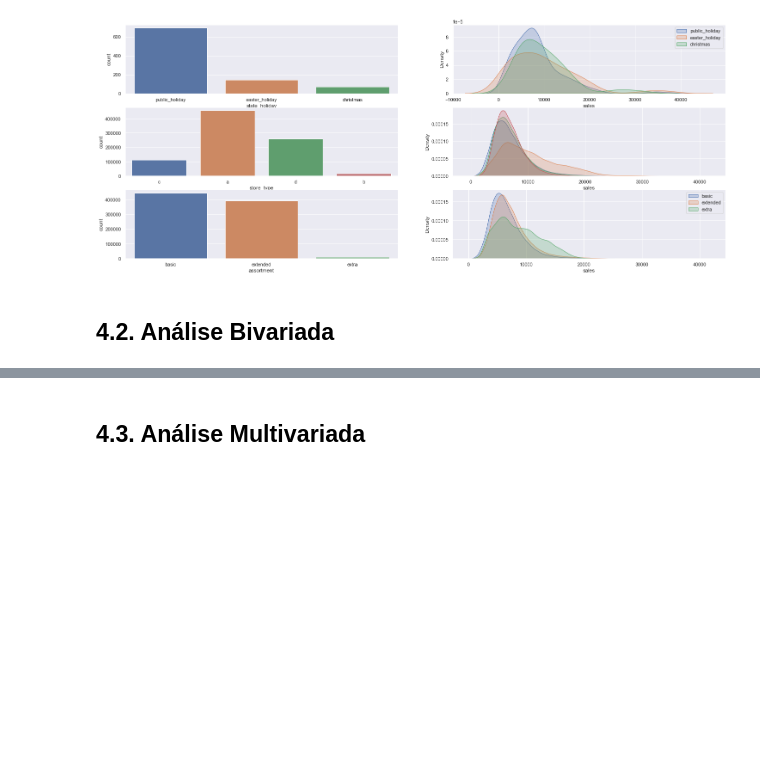
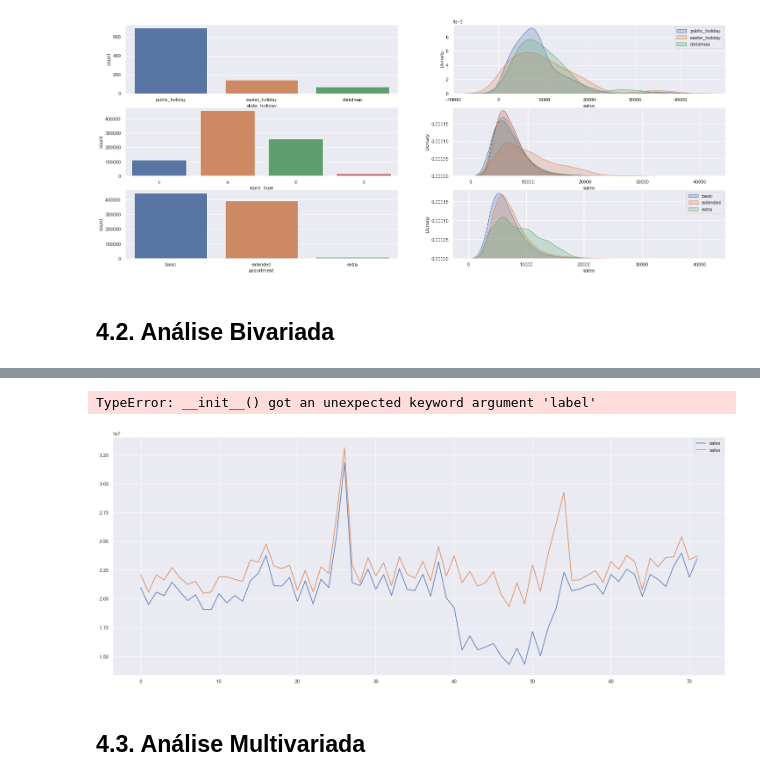
Before and after one commit to andersonftdj/DataScienceEmProducao, a Jupyter notebook: m04_v01_store_sales_prediction.ipynb, the cells around one changed output, grey strips where cells are left out. Saved outputs shown, nothing was run; the diff lists cells and outputs as text; code cells hidden in the pictures; blank space fills up the shorter version.

```diff
--- a/m04_v01_store_sales_prediction.ipynb
+++ b/m04_v01_store_sales_prediction.ipynb
@@ -130,29 +130,16 @@ dtype: int64
 df1['competition_distance'] = df1['competition_distance'].apply( lambda x: 200000 if math.isnan( x ) else x )
 
 # competition_open_since_month
-df1['competition_open_since_month'] = df1.apply(
-    lambda x: x['date'].month
-    if math.isnan(x['competition_open_since_month']) else x[
-        'competition_open_since_month'],
-    axis=1)  # Usando axis=1 pq temos mais que uma coluna
+df1['competition_open_since_month'] = df1.apply( lambda x: x['date'].month if math.isnan(x['competition_open_since_month']) else x['competition_open_since_month'], axis=1)  # Usando axis=1 pq temos mais que uma coluna
 
 # competition_open_since_year
-df1['competition_open_since_year'] = df1.apply(
-    lambda x: x['date'].year if math.isnan(x[
-        'competition_open_since_year']) else x['competition_open_since_year'],
-    axis=1)
+df1['competition_open_since_year'] = df1.apply( lambda x: x['date'].year if math.isnan(x['competition_open_since_year']) else x['competition_open_since_year'], axis=1)
 
 # promo2_since_week
-df1['promo2_since_week'] = df1.apply(
-    lambda x: x['date'].week if math.isnan(x[
-        'promo2_since_week']) else x['promo2_since_week'],
-    axis=1)
+df1['promo2_since_week'] = df1.apply( lambda x: x['date'].week if math.isnan(x['promo2_since_week']) else x['promo2_since_week'], axis=1)
 
 # promo2_since_year
-df1['promo2_since_year'] = df1.apply(
-    lambda x: x['date'].year if math.isnan(x[
-        'promo2_since_year']) else x['promo2_since_year'],
-    axis=1)
+df1['promo2_since_year'] = df1.apply( lambda x: x['date'].year if math.isnan(x['promo2_since_year']) else x['promo2_since_year'], axis=1)
 
 # promo_interval
 month_map = {
@@ -177,10 +164,7 @@ df1['promo_interval'].fillna(0, inplace=True)
 df1['month_map'] = df1['date'].dt.month.map(month_map)
 
 # Verificando se o promo interval contém o mês atual, caso sim, há uma promoção ativa.
-df1['is_promo'] = df1[['promo_interval', 'month_map']].apply(
-    lambda x: 0 if x['promo_interval'] == 0 else 1
-    if x['month_map'] in x['promo_interval'].split(',') else 0,
-    axis=1)
+df1['is_promo'] = df1[['promo_interval', 'month_map']].apply( lambda x: 0 if x['promo_interval'] == 0 else 1 if x['month_map'] in x['promo_interval'].split(',') else 0, axis=1)
 # %%
 df1.isna().sum()
 # %% [output]
@@ -549,2 +584,13 @@ plt.show()
+# %%
+aux1 = df4[ (df4['promo'] == 1) & (df4['promo2'] == 1 )][['year_week', 'sales']].groupby('year_week').sum().reset_index()
+ax = aux1.plot()
+
+aux2 = df4[ (df4['promo'] == 1) & (df4['promo2'] == 0 )][['year_week', 'sales']].groupby('year_week').sum().reset_index()
+aux2.plot( ax=ax )
+
+ax.legend(label=['Tradicional & Extendida', 'Extendida'])
+# %% [output]
+TypeError: __init__() got an unexpected keyword argument 'label'
+[figure, added]
 # %% [markdown]
 ## 4.3. Análise Multivariada
```
Also changed, not shown: parts of 19 cells of this notebook.
